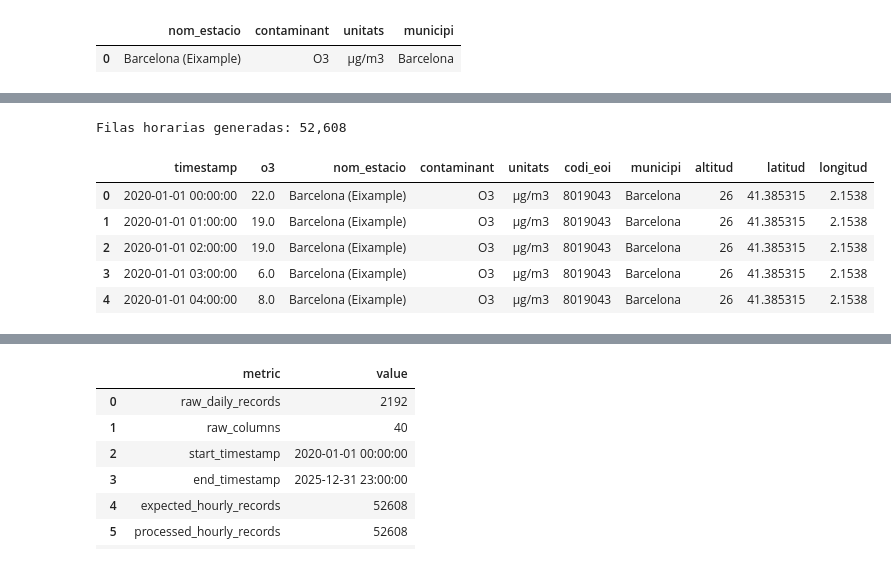
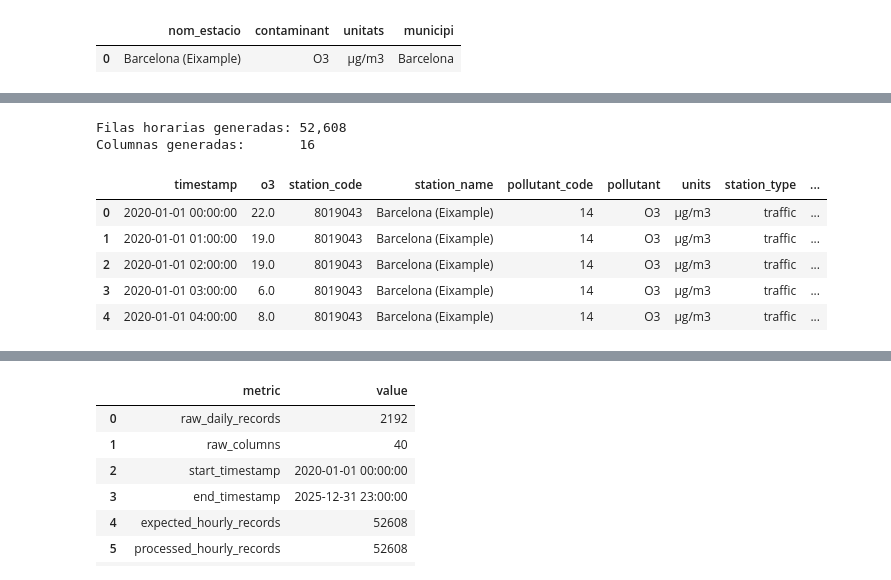
Before and after one commit to hipenation2142/trabajo, a Jupyter notebook: notebooks/00_data_preparation_o3.ipynb, the cells around one changed output, grey strips where cells are left out. Cells and saved outputs as stored; diff of their text form; code cells hidden in the pictures.

```diff
--- a/notebooks/00_data_preparation_o3.ipynb
+++ b/notebooks/00_data_preparation_o3.ipynb
@@ -199,47 +333,61 @@ def convert_daily_wide_to_hourly(
     long_data["timestamp"] = (
         long_data["date"] + pd.to_timedelta(long_data["hour"], unit="h")
     )
 
     # Se trasladan los valores del ozono troposférico (O3) a formato numérico.
     # Si no es posible convertir algún valor, se registra como NaN.
     long_data["o3"] = pd.to_numeric(long_data["o3"], errors="coerce")
 
-    # Se conservan la variable objetivo (o3) y los metadatos.
+    # Se conservan la variable objetivo (o3) y los metadatos y los nombres
+    # originales se renombran a los definidos en el esquema interno previamente detallado
     keep_columns = [
         "timestamp",
         "o3",
-        "nom_estacio",
-        "contaminant",
-        "unitats",
-        "codi_eoi",
-        "municipi",
-        "altitud",
-        "latitud",
-        "longitud",
+        *PROCESSED_COLUMN_RENAME.keys(),
     ]
 
-    keep_columns = [column for column in keep_columns if column in long_data.columns]
+    keep_columns = [
+        column for column in keep_columns
+        if column in long_data.columns
+    ]
+
+    hourly_data = long_data[keep_columns].rename(
+        columns=PROCESSED_COLUMN_RENAME
+    )
+
+    # Se aplica el orden preferente de columnas.
+    ordered_columns = [
+        column for column in PROCESSED_COLUMN_ORDER
+        if column in hourly_data.columns
+    ]
+
+    remaining_columns = [
+        column for column in hourly_data.columns
+        if column not in ordered_columns
+    ]
 
     hourly_data = (
-        long_data[keep_columns]
+        hourly_data[ordered_columns + remaining_columns]
         .sort_values("timestamp")
         .reset_index(drop=True)
     )
 
     return hourly_data
 
 
 hourly_df = convert_daily_wide_to_hourly(raw_df, hour_columns)
 
 print(f"Filas horarias generadas: {hourly_df.shape[0]:,}")
+print(f"Columnas generadas:       {hourly_df.shape[1]:,}")
 
 display(hourly_df.head())
 display(hourly_df.tail())
 # %% [output]
 Filas horarias generadas: 52,608
+Columnas generadas:       16
-|  | timestamp | o3 | nom_estacio | contaminant | unitats | codi_eoi | municipi | altitud | latitud | longitud |
-| 0 | 2020-01-01 00:00:00 | 22.0 | Barcelona (Eixample) | O3 | µg/m3 | 8019043 | Barcelona | 26 | 41.385315 | 2.1538 |
-| 1 | 2020-01-01 01:00:00 | 19.0 | Barcelona (Eixample) | O3 | µg/m3 | 8019043 | Barcelona | 26 | 41.385315 | 2.1538 |
-| 2 | 2020-01-01 02:00:00 | 19.0 | Barcelona (Eixample) | O3 | µg/m3 | 8019043 | Barcelona | 26 | 41.385315 | 2.1538 |
-| 3 | 2020-01-01 03:00:00 | 6.0 | Barcelona (Eixample) | O3 | µg/m3 | 8019043 | Barcelona | 26 | 41.385315 | 2.1538 |
-| 4 | 2020-01-01 04:00:00 | 8.0 | Barcelona (Eixample) | O3 | µg/m3 | 8019043 | Barcelona | 26 | 41.385315 | 2.1538 |
+|  | timestamp | o3 | station_code | station_name | pollutant_code | pollutant | units | station_type | ... |
+| 0 | 2020-01-01 00:00:00 | 22.0 | 8019043 | Barcelona (Eixample) | 14 | O3 | µg/m3 | traffic | ... |
+| 1 | 2020-01-01 01:00:00 | 19.0 | 8019043 | Barcelona (Eixample) | 14 | O3 | µg/m3 | traffic | ... |
+| 2 | 2020-01-01 02:00:00 | 19.0 | 8019043 | Barcelona (Eixample) | 14 | O3 | µg/m3 | traffic | ... |
+| 3 | 2020-01-01 03:00:00 | 6.0 | 8019043 | Barcelona (Eixample) | 14 | O3 | µg/m3 | traffic | ... |
+| 4 | 2020-01-01 04:00:00 | 8.0 | 8019043 | Barcelona (Eixample) | 14 | O3 | µg/m3 | traffic | ... |
```
Also changed, not shown: parts of 8 cells of this notebook, 3 other files.
